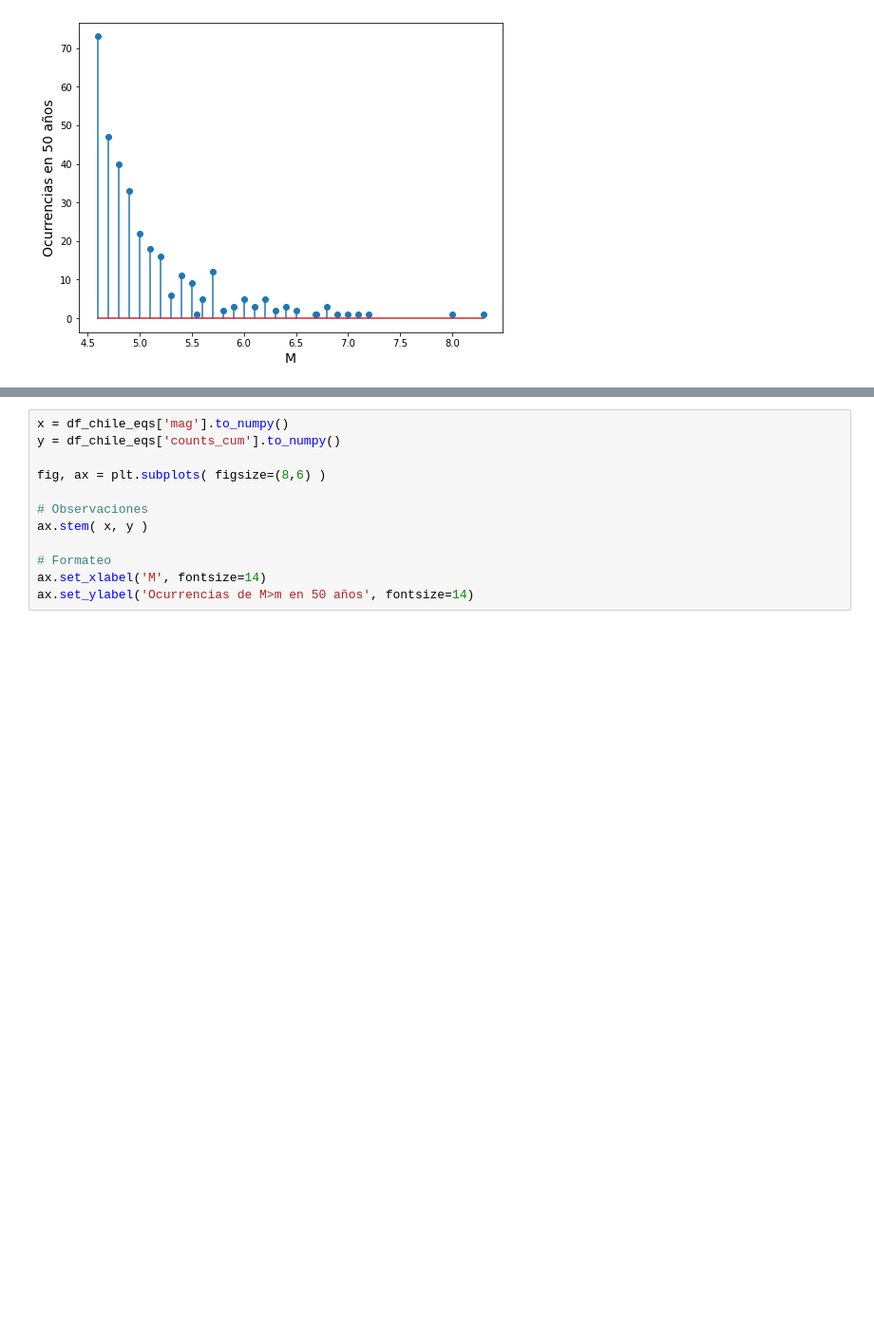
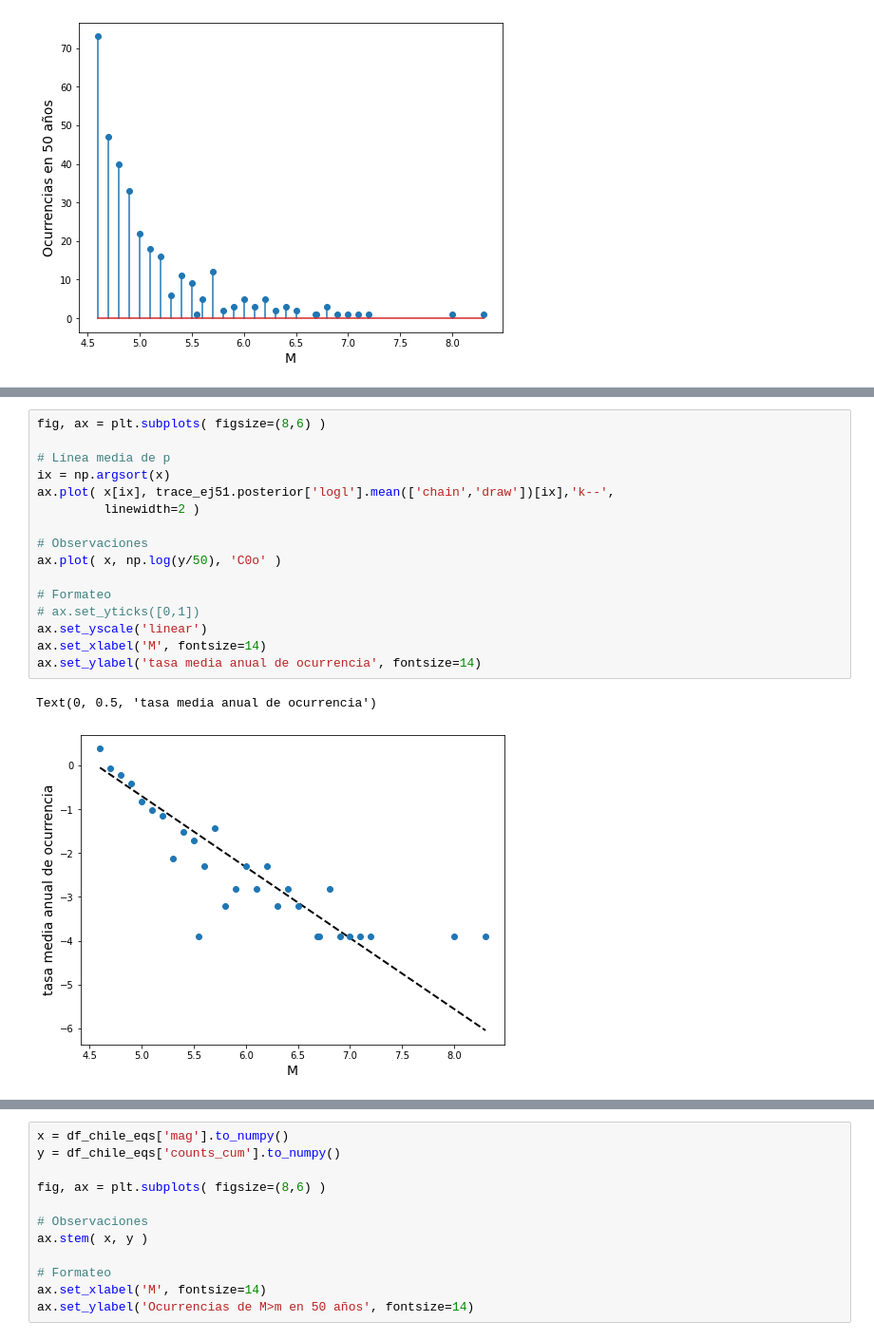
Before and after one commit to mbalbi/ciencia_de_datos, a Jupyter notebook: notebooks/practica_9.ipynb, the cells around one changed output, grey strips where cells are left out. Shown at 95% size. Saved outputs shown, nothing was run; the diff lists cells and outputs as text; blank space fills up the shorter version.

```diff
--- a/notebooks/practica_9.ipynb
+++ b/notebooks/practica_9.ipynb
@@ -1011,0 +987,19 @@ Text(0, 0.5, 'tasa media anual de ocurrencia')
+# %%
+fig, ax = plt.subplots( figsize=(8,6) )
+
+# Línea media de p
+ix = np.argsort(x)
+ax.plot( x[ix], trace_ej51.posterior['logl'].mean(['chain','draw'])[ix],'k--',
+         linewidth=2 )
+
+# Observaciones
+ax.plot( x, np.log(y/50), 'C0o' )
+
+# Formateo
+# ax.set_yticks([0,1])
+ax.set_yscale('linear')
+ax.set_xlabel('M', fontsize=14)
+ax.set_ylabel('tasa media anual de ocurrencia', fontsize=14)
+# %% [output]
+Text(0, 0.5, 'tasa media anual de ocurrencia')
+[figure, added]
```
Also changed, not shown: parts of 7 cells of this notebook.
